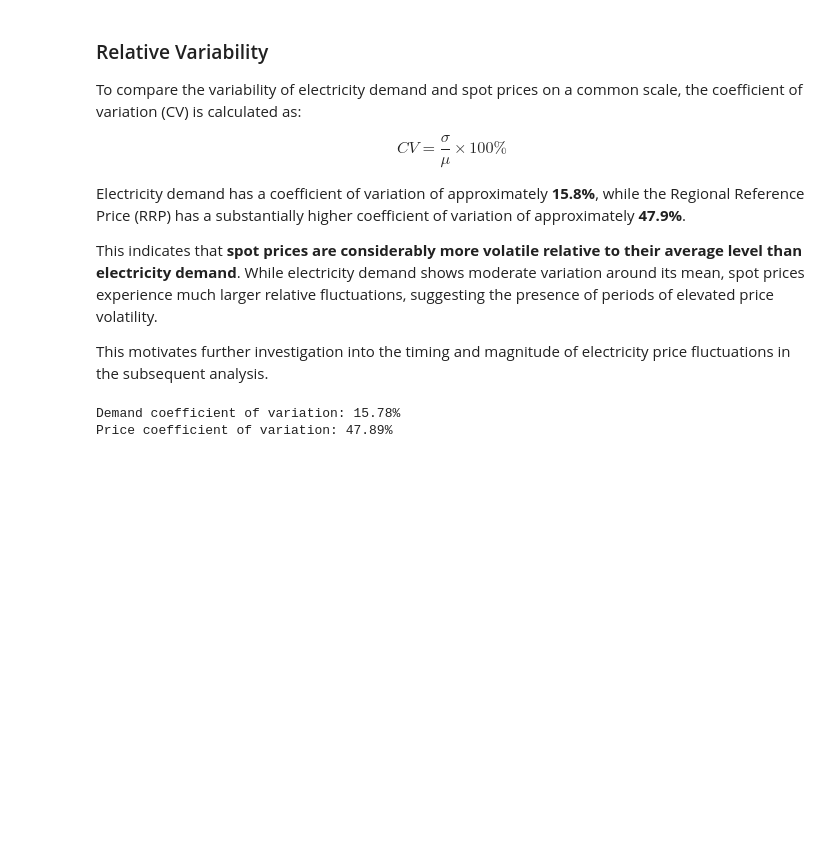
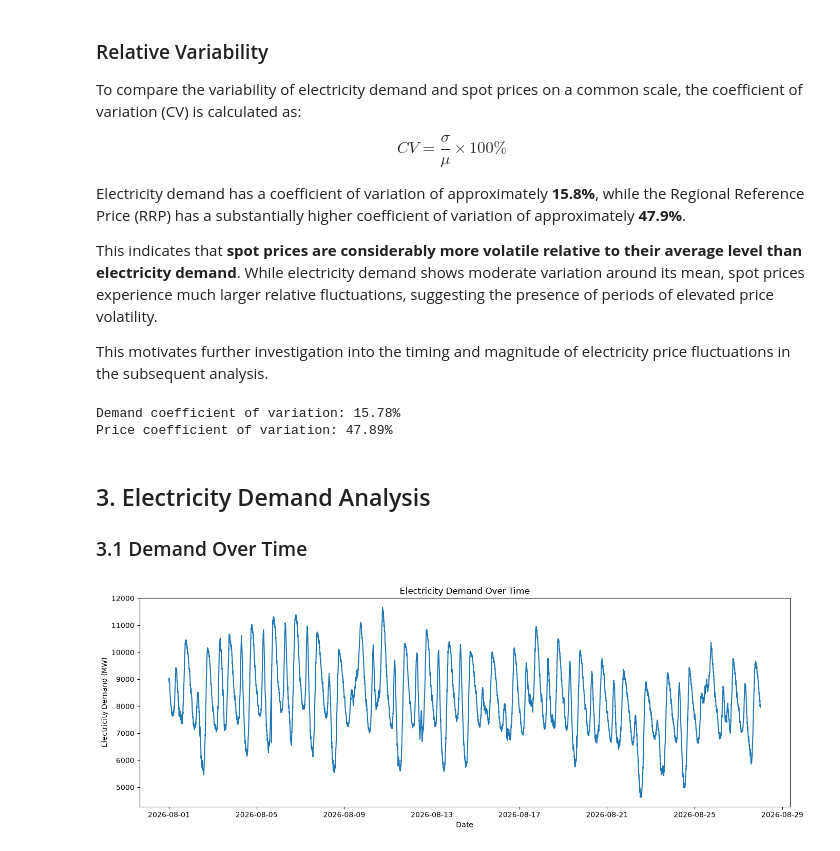
Before and after one commit to klm2109/australian-energy-market-analytics, a Jupyter notebook: notebooks/Exploratory Data Analysis.ipynb, the cells around one changed output. Drawn from its saved outputs; the diff is of its cells as text; code cells hidden in the pictures; blank space fills up the shorter version.

Commit message:
Investigate electricity demand over time

```diff
--- a/notebooks/Exploratory Data Analysis.ipynb
+++ b/notebooks/Exploratory Data Analysis.ipynb
@@ -105,3 +105,23 @@ print(f"Price coefficient of variation: {price_cv:.2f}%")
 # %% [output]
 Demand coefficient of variation: 15.78%
 Price coefficient of variation: 47.89%
+# %% [markdown]
+## 3. Electricity Demand Analysis
+
+### 3.1 Demand Over Time
+# %%
+plt.figure(figsize=(14, 5))
+
+plt.plot(
+    df["SETTLEMENTDATE"],
+    df["TOTALDEMAND"]
+)
+
+plt.xlabel("Date")
+plt.ylabel("Electricity Demand (MW)")
+plt.title("Electricity Demand Over Time")
+
+plt.tight_layout()
+plt.show()
+# %% [output]
+[figure, added]
```
Also changed, not shown: parts of 1 cell of this notebook.
